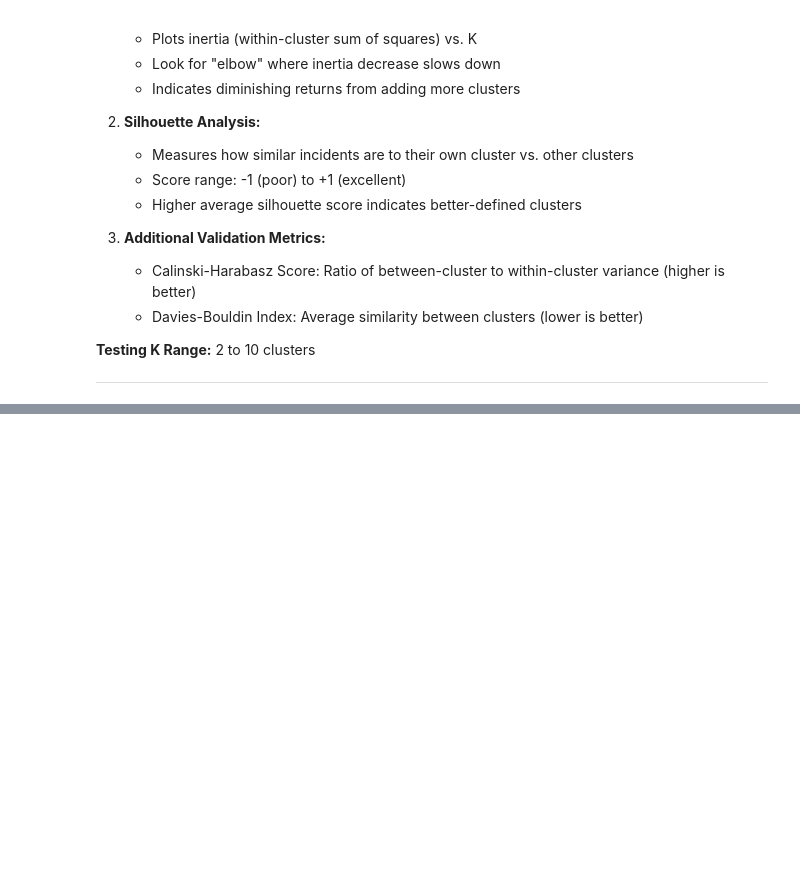
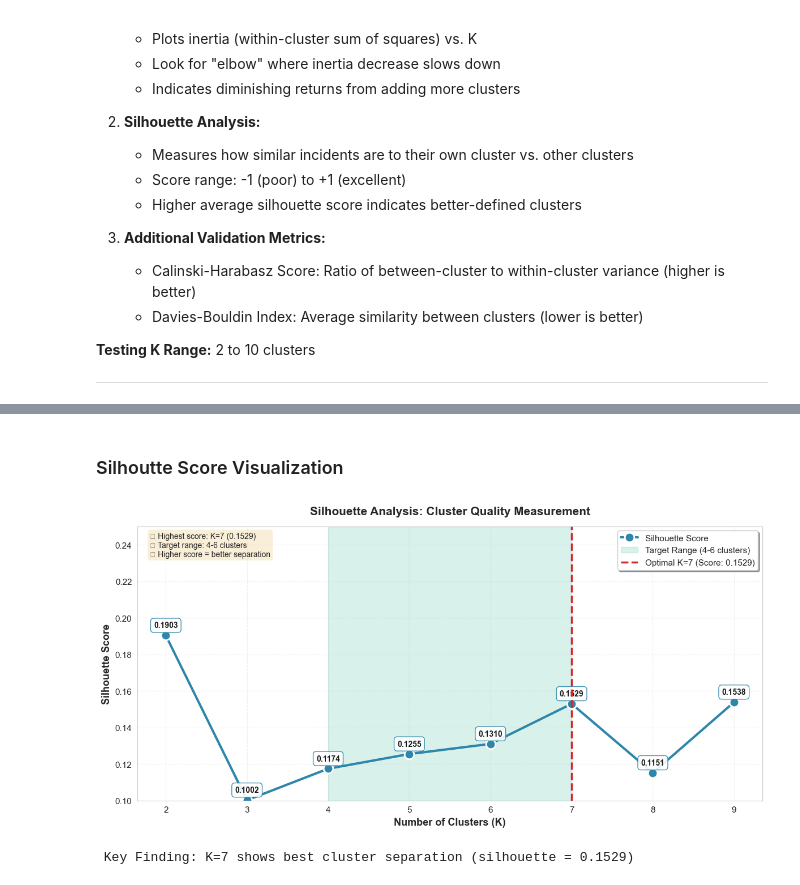
Before and after one commit to rajeevchaurasia-sjsu/sjsf-public-safety-mining, a Jupyter notebook: notebooks/06_behavioral_clustering_combined.ipynb, the cells around one changed output, grey strips where cells are left out. Saved outputs shown, nothing was run; the diff lists cells and outputs as text; code cells hidden in the pictures; blank space fills up the shorter version.

Commit message:
behavioural clustering

```diff
--- a/notebooks/06_behavioral_clustering_combined.ipynb
+++ b/notebooks/06_behavioral_clustering_combined.ipynb
@@ -491,0 +693,19 @@ Testing K=2...
+# %%
+# Step 1: Create stratified sample for performance
+feature_matrix_sample, city_labels_sample, sample_indices = create_stratified_sample(
+    feature_matrix=feature_matrix,
+    city_labels=city_labels,
+    sample_size=50000,
+    random_seed=42
+)
+
+# Step 2: Test K range
+k_range = range(2, 10)
+results_df = test_k_range(feature_matrix_sample, k_range)
+
+# Step 3: Recommend optimal K
+optimal_k = recommend_optimal_k(
+    results_df=results_df,
+    primary_metric='silhouette'
+)
+print(f"\nOptimal K recommended: {optimal_k}")
@@ -491,0 +732,49 @@ Testing K=2...
+# %% [markdown]
+### Silhoutte Score Visualization
+# %%
+fig, ax = plt.subplots(figsize=(12, 6))
+
+ax.plot(results_df['k'], results_df['silhouette'], 'o-',
+        linewidth=3, markersize=12, color='#2E86AB',
+        label='Silhouette Score', markeredgecolor='white', markeredgewidth=2)
+
+ax.axvspan(4, 7, alpha=0.15, color='#06A77D',
+          label='Target Range (4-6 clusters)', zorder=0)
+
+optimal_score = results_df[results_df['k']==optimal_k]['silhouette'].values[0]
+ax.axvline(x=optimal_k, color='#D62828', linestyle='--', linewidth=2.5,
+          label=f'Optimal K={optimal_k} (Score: {optimal_score:.4f})', zorder=5)
+
+for idx, row in results_df.iterrows():
+    ax.annotate(f'{row["silhouette"]:.4f}',
+                xy=(row['k'], row['silhouette']),
+                xytext=(0, 10), textcoords='offset points',
+                ha='center', fontsize=10, weight='bold', color='#1a1a1a',
+                bbox=dict(boxstyle='round,pad=0.4', facecolor='white',
+                         edgecolor='#2E86AB', alpha=0.9))
+
+ax.set_xlabel('Number of Clusters (K)', fontsize=13, weight='bold')
+ax.set_ylabel('Silhouette Score', fontsize=13, weight='bold')
+ax.set_title('Silhouette Analysis: Cluster Quality Measurement',
+            fontsize=15, weight='bold', pad=15)
+ax.legend(loc='best', fontsize=11, frameon=True, shadow=True)
+ax.grid(True, alpha=0.3, linestyle='--', linewidth=0.8)
+ax.set_xticks(results_df['k'])
+ax.set_ylim(bottom=0.10, top=0.25)
+
+interpretation = (
+    f"✓ Highest score: K={optimal_k} ({optimal_score:.4f})\n"
+    f"✓ Target range: 4-6 clusters\n"
+    f"✓ Higher score = better separation"
+)
+ax.text(0.02, 0.98, interpretation, transform=ax.transAxes,
+        fontsize=10, verticalalignment='top',
+        bbox=dict(boxstyle='round', facecolor='wheat', alpha=0.5))
+
+plt.tight_layout()
+plt.show()
+
+print(f"\n Key Finding: K={optimal_k} shows best cluster separation (silhouette = {optimal_score:.4f})")
+# %% [output]
+[figure, added]
+ Key Finding: K=7 shows best cluster separation (silhouette = 0.1529)
```
Also changed, not shown: parts of 9 cells of this notebook.
